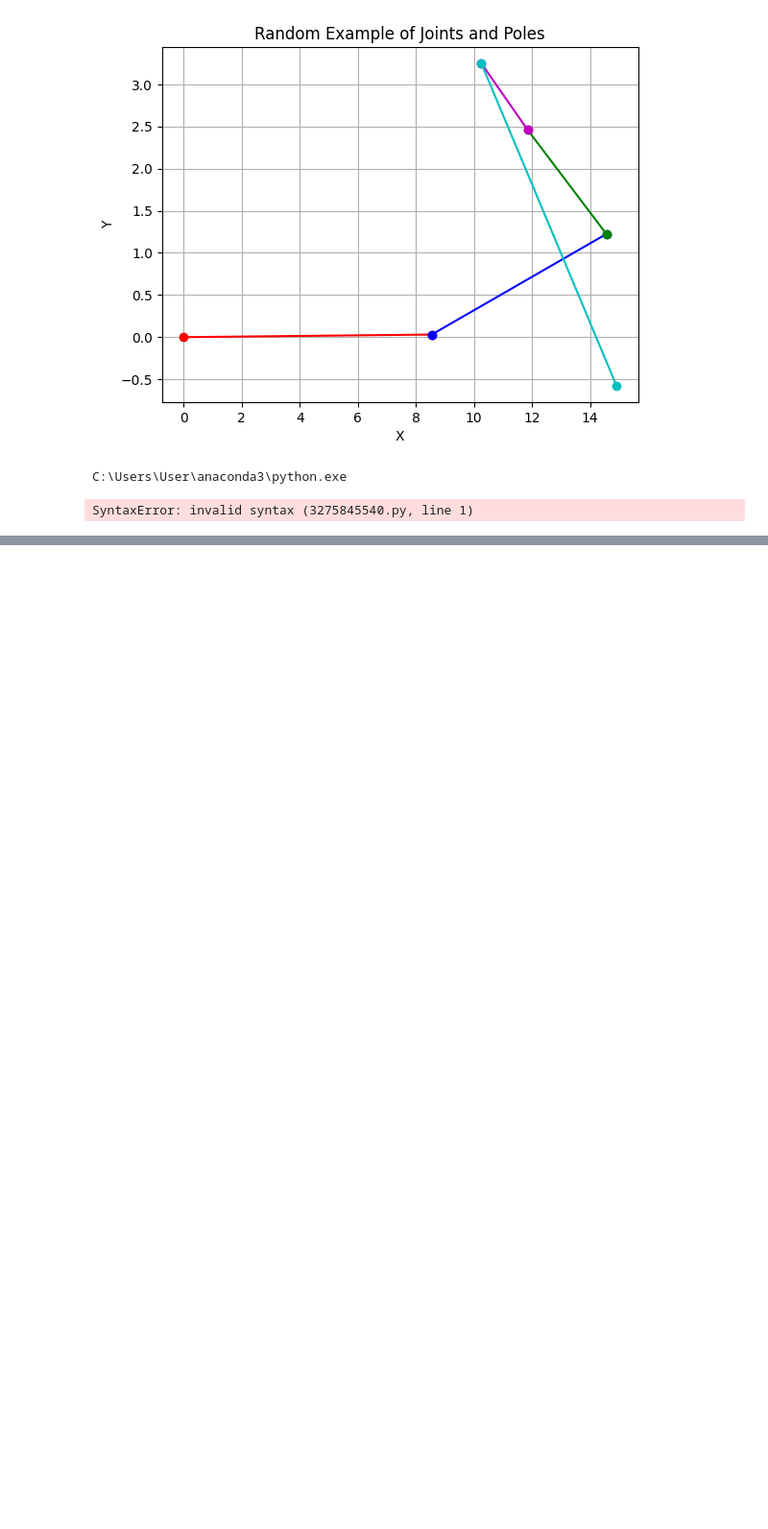
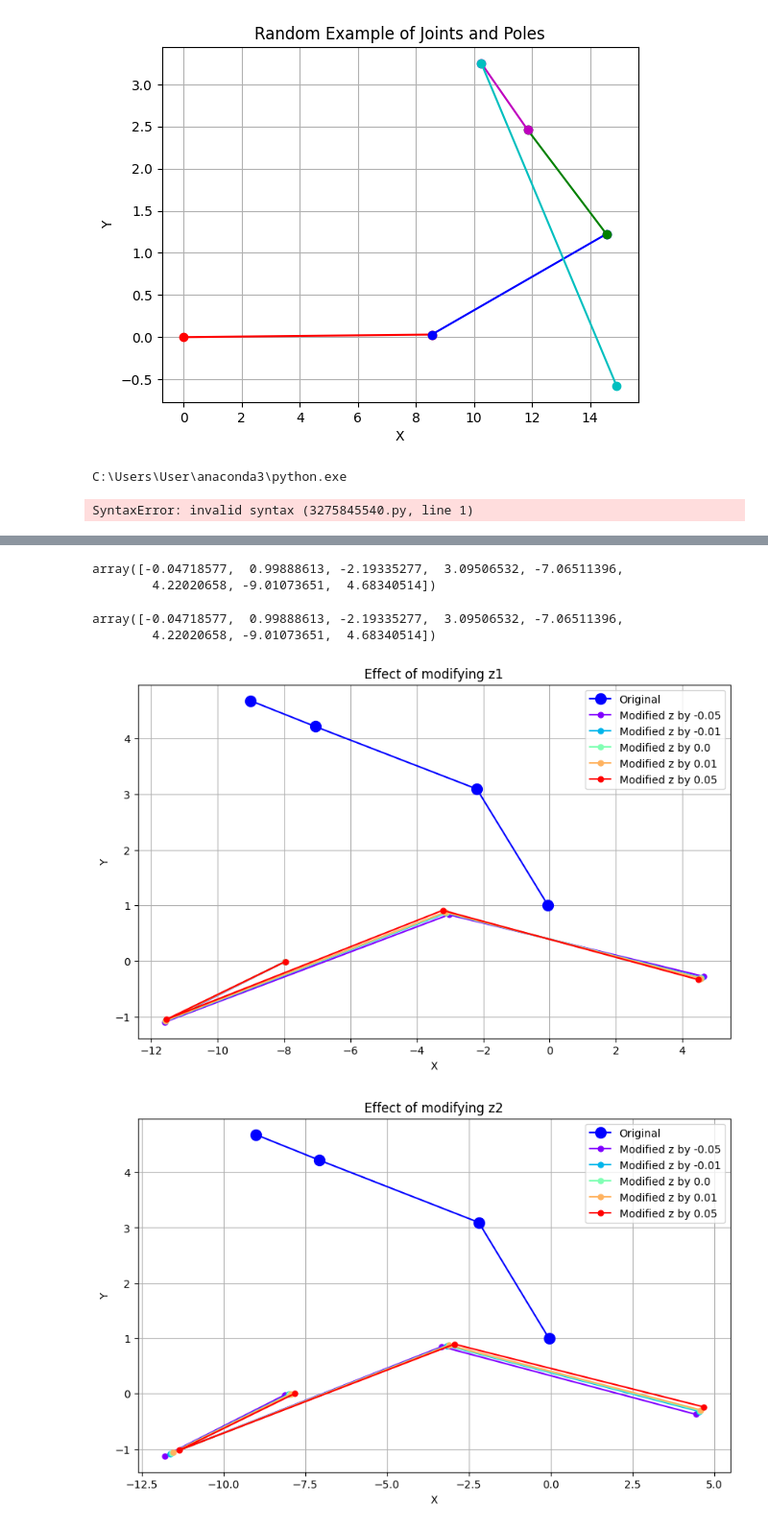
Before and after one commit to omridrori/thesis, a Jupyter notebook: demos.ipynb, the cells around one changed output, grey strips where cells are left out. Shown at 96% size. Cells and saved outputs as stored; diff of their text form; code cells hidden in the pictures; blank space fills up the shorter version.

```diff
--- a/demos.ipynb
+++ b/demos.ipynb
@@ -53,0 +115,59 @@ SyntaxError: invalid syntax (3275845540.py, line 1)
+# %%
+def generate_data(num_samples=1000):
+    data = []
+
+    d = [1,3,5,2,3]  # Lengths d1, d2, d3, d4, d5
+
+    phi = np.random.uniform(0, np.pi, size=4)  # Angles phi1, phi2, phi3, phi4
+    x = np.zeros((4, 2))  # Assume 2D for simplicity
+    x[0] = [d[0] * np.cos(phi[0]), d[0] * np.sin(phi[0])]
+    x[1] = x[0] + [d[1] * np.cos(phi[1]), d[1] * np.sin(phi[1])]
+    x[2] = x[1] + [d[2] * np.cos(phi[2]), d[2] * np.sin(phi[2])]
+    x[3] = x[2] + [d[3] * np.cos(phi[3]), d[3] * np.sin(phi[3])]
+
+    return x
+
+# Generate a single input sample
+data = generate_data(num_samples=1)
+input_point = data.reshape(-1)
+# %%
+input_point
+# %% [output]
+array([-0.04718577,  0.99888613, -2.19335277,  3.09506532, -7.06511396,
+        4.22020658, -9.01073651,  4.68340514])
+# %%
+input_point
+# %% [output]
+array([-0.04718577,  0.99888613, -2.19335277,  3.09506532, -7.06511396,
+        4.22020658, -9.01073651,  4.68340514])
+# %%
+encoded = model.encoder(input_tensor).detach().numpy()
+# %%
+# Plot function
+def plot_points(original, modified_points, values_to_add, title):
+    plt.figure(figsize=(10, 6))
+    plt.plot(original[::2], original[1::2], 'bo-', label='Original', markersize=10)
+    colors = plt.cm.rainbow(np.linspace(0, 1, len(modified_points)))
+    for i, points in enumerate(modified_points):
+        plt.plot(points[::2], points[1::2], 'o-', color=colors[i], label=f'Modified z by {values_to_add[i]}', markersize=5)
+    plt.legend()
+    plt.title(title)
+    plt.xlabel('X')
+    plt.ylabel('Y')
+    plt.grid(True)
+    plt.show()
+
+# Manipulate each latent variable and decode
+values_to_add = [-0.05, -0.01, 0.0, 0.01, 0.05]
+for i in range(encoded.shape[1]):
+    modified_points = []
+    for val in values_to_add:
+        modified_encoded = encoded.copy()
+        modified_encoded[0, i] += val  # Change the latent variable
+        modified_tensor = torch.tensor(modified_encoded, dtype=torch.float32)
+        decoded = model.decoder(modified_tensor).detach().numpy()
+        modified_points.append(decoded.flatten())
+    plot_points(input_point, modified_points, values_to_add, f"Effect of modifying z{i+1}")
+# %% [output]
+[figure, added]
+[figure, added]
```
Also changed, not shown: parts of 4 cells of this notebook, 7 other files.
